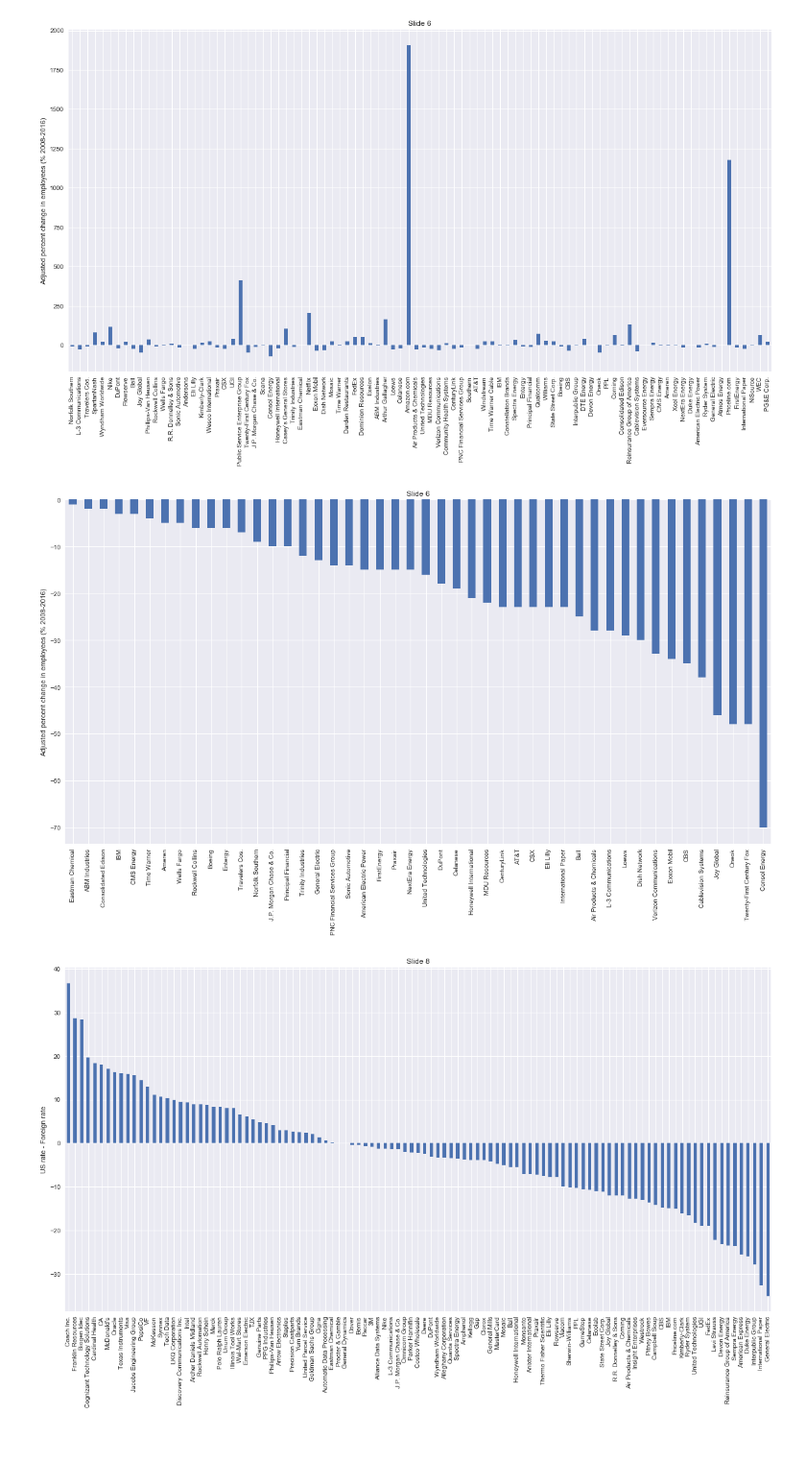
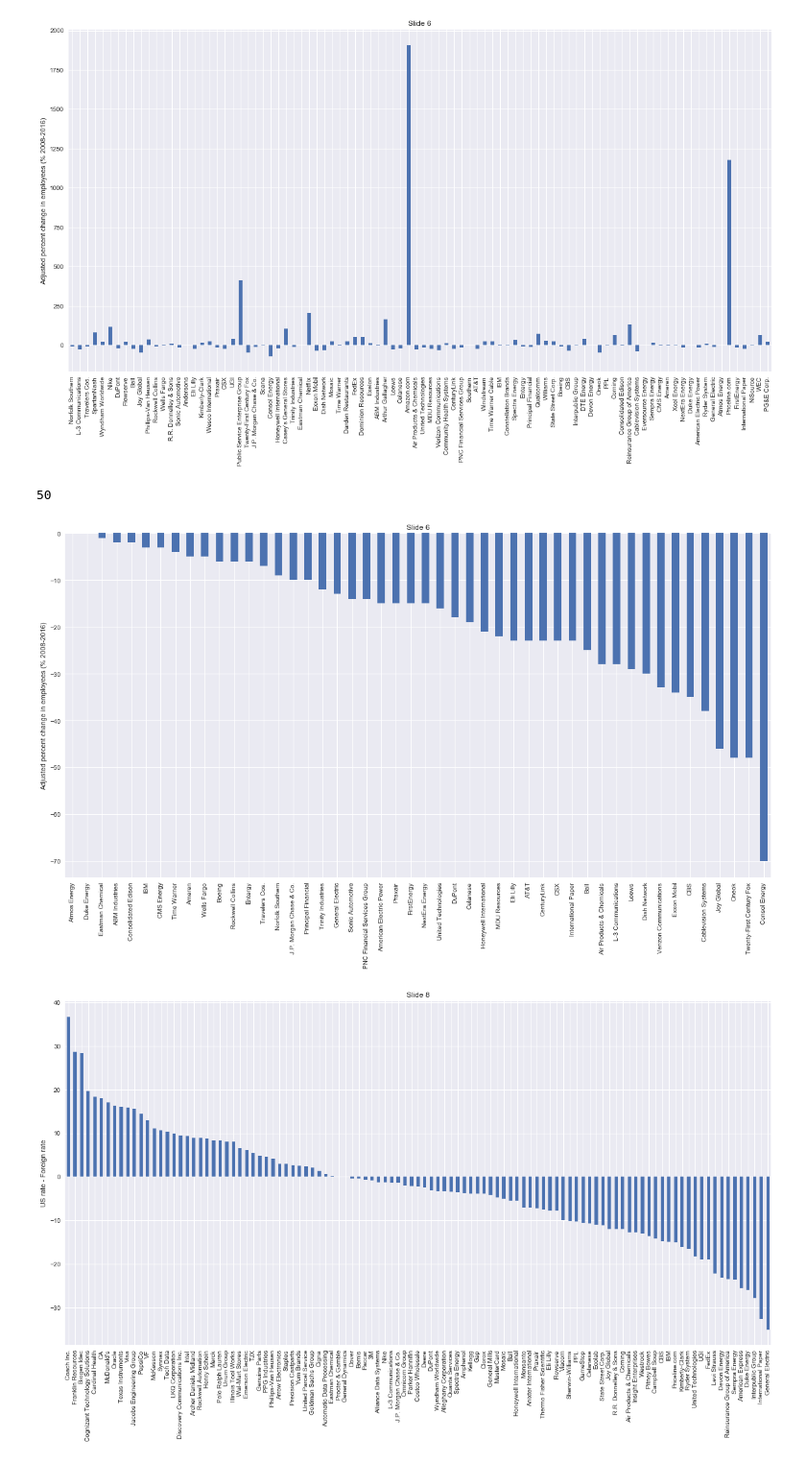
Before and after one commit to TheBatmanofButler/the-perfect-number, a Jupyter notebook: notebooks/Prototyping_Data.ipynb, the cells around one changed output. Shown at 96% size. Saved outputs shown, nothing was run; the diff lists cells and outputs as text; code cells hidden in the pictures.

```diff
--- a/notebooks/Prototyping_Data.ipynb
+++ b/notebooks/Prototyping_Data.ipynb
@@ -299,11 +301,13 @@ plt.show()
 # %% [output]
 [figure]
 # %%
-master_table[master_table['Adjusted percent change in employees (% 2008-2016)'] < 0]['Adjusted percent change in employees (% 2008-2016)'].sort_values(ascending=False).plot(kind='bar').set_ylabel('Adjusted percent change in employees (% 2008-2016)')
+master_table[master_table['Difference in employee count (# 2008-2016)'] < 0]['Adjusted percent change in employees (% 2008-2016)'].sort_values(ascending=False).plot(kind='bar').set_ylabel('Adjusted percent change in employees (% 2008-2016)')
+print(len(master_table[master_table['Adjusted percent change in employees (% 2008-2016)'] <= 0]['Adjusted percent change in employees (% 2008-2016)']))
 plt.title('Slide 6')
 plt.show()
 # %% [output]
+50
-[figure, old version]
+[figure, new version]
 # %%
 master_table['US rate - Foreign rate'].dropna().sort_values(ascending=False).plot(kind='bar').set_ylabel('US rate - Foreign rate')
 plt.title('Slide 8')
```
Also changed, not shown: parts of 7 cells of this notebook.
